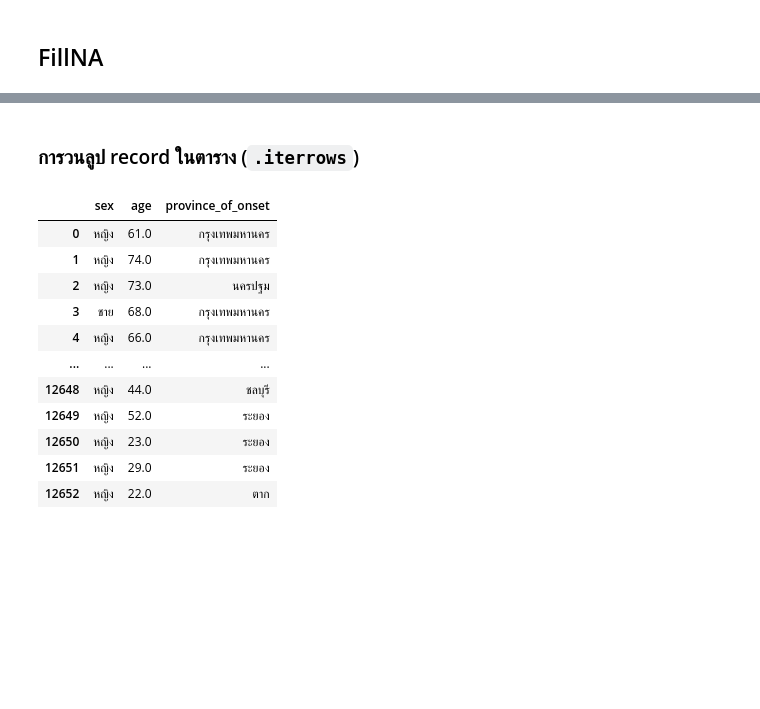
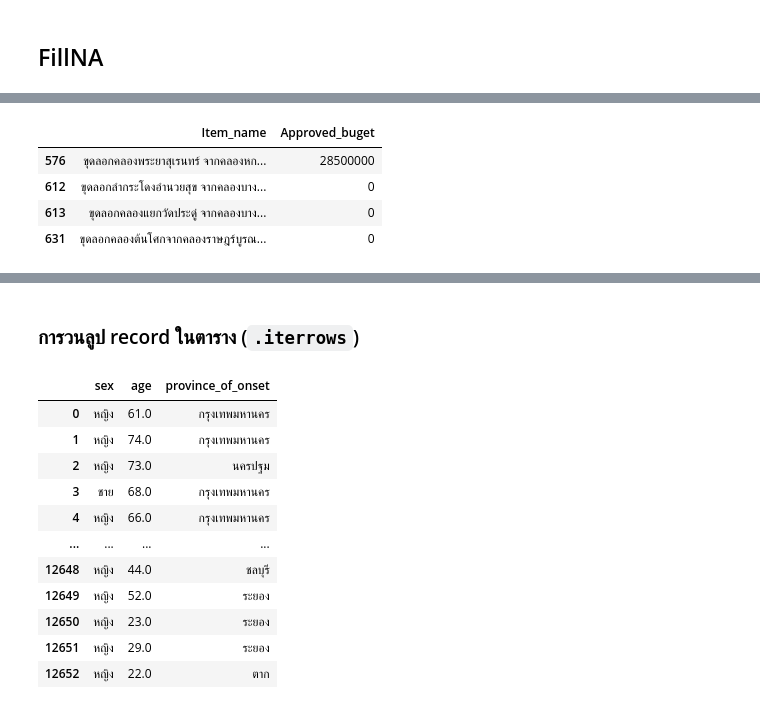
Before and after one commit to Wilanth/Python_dataviz2023, a Jupyter notebook: Pandas101.ipynb, the cells around one changed output, grey strips where cells are left out. Drawn from its saved outputs; the diff is of its cells as text; code cells hidden in the pictures; blank space fills up the shorter version.

```diff
--- a/Pandas101.ipynb
+++ b/Pandas101.ipynb
@@ -462,0 +235,10 @@ dtype: bool
+# %%
+data1_q1 = data1[(data1['Approved_buget'] == data1['Approved_buget'].max())
+                 | (data1['Approved_buget'] == data1['Approved_buget'].min())][['Item_name','Approved_buget']]
+data1_q1
+# %% [output]
+|  | Item_name | Approved_buget |
+| 576 | ขุดลอกคลองพระยาสุเรนทร์ จากคลองหก... | 28500000 |
+| 612 | ขุดลอกลำกระโดงอำนวยสุข จากคลองบาง... | 0 |
+| 613 | ขุดลอกคลองแยกวัดประดู่ จากคลองบาง... | 0 |
+| 631 | ขุดลอกคลองต้นโศกจากคลองราษฎร์บูรณ... | 0 |
```
Also changed, not shown: parts of 44 cells of this notebook.
